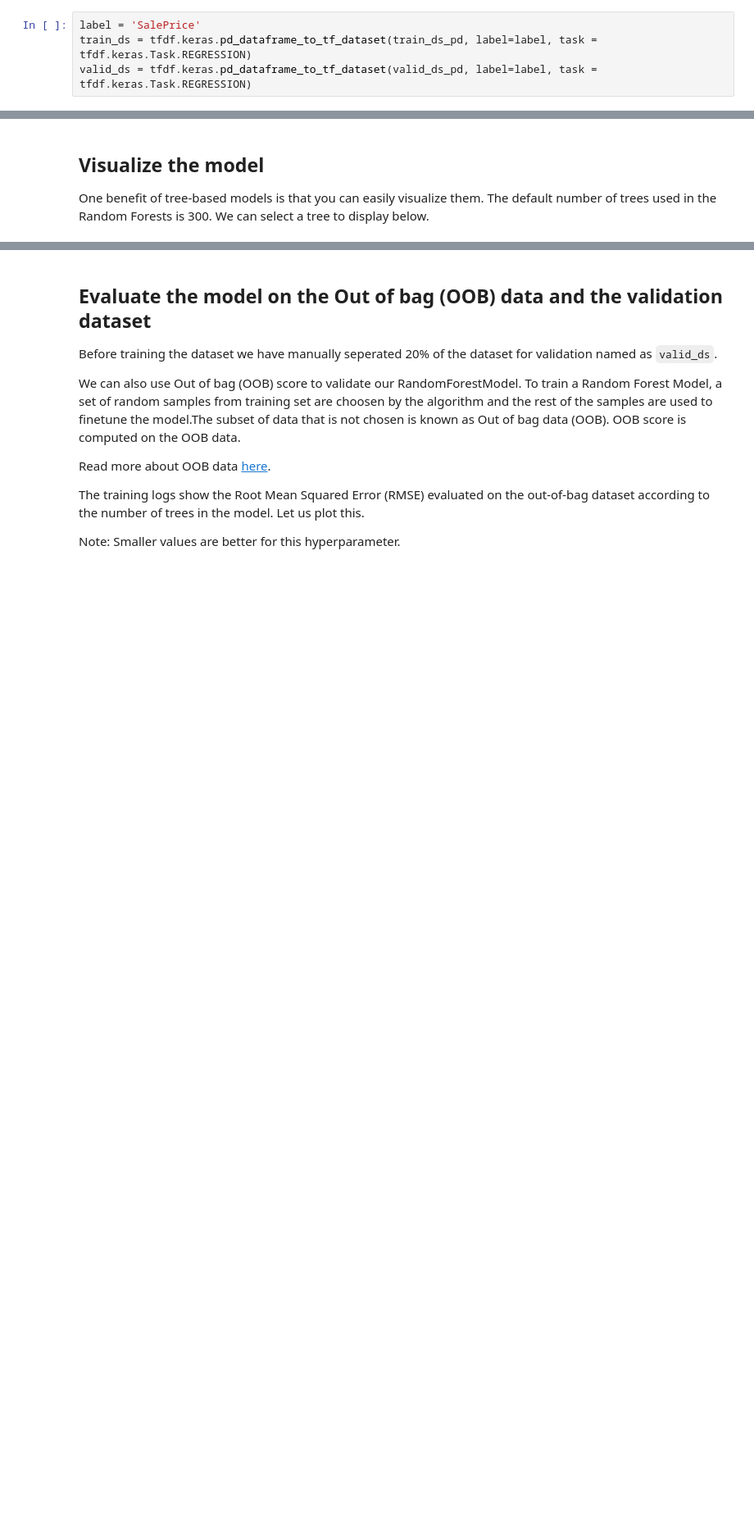
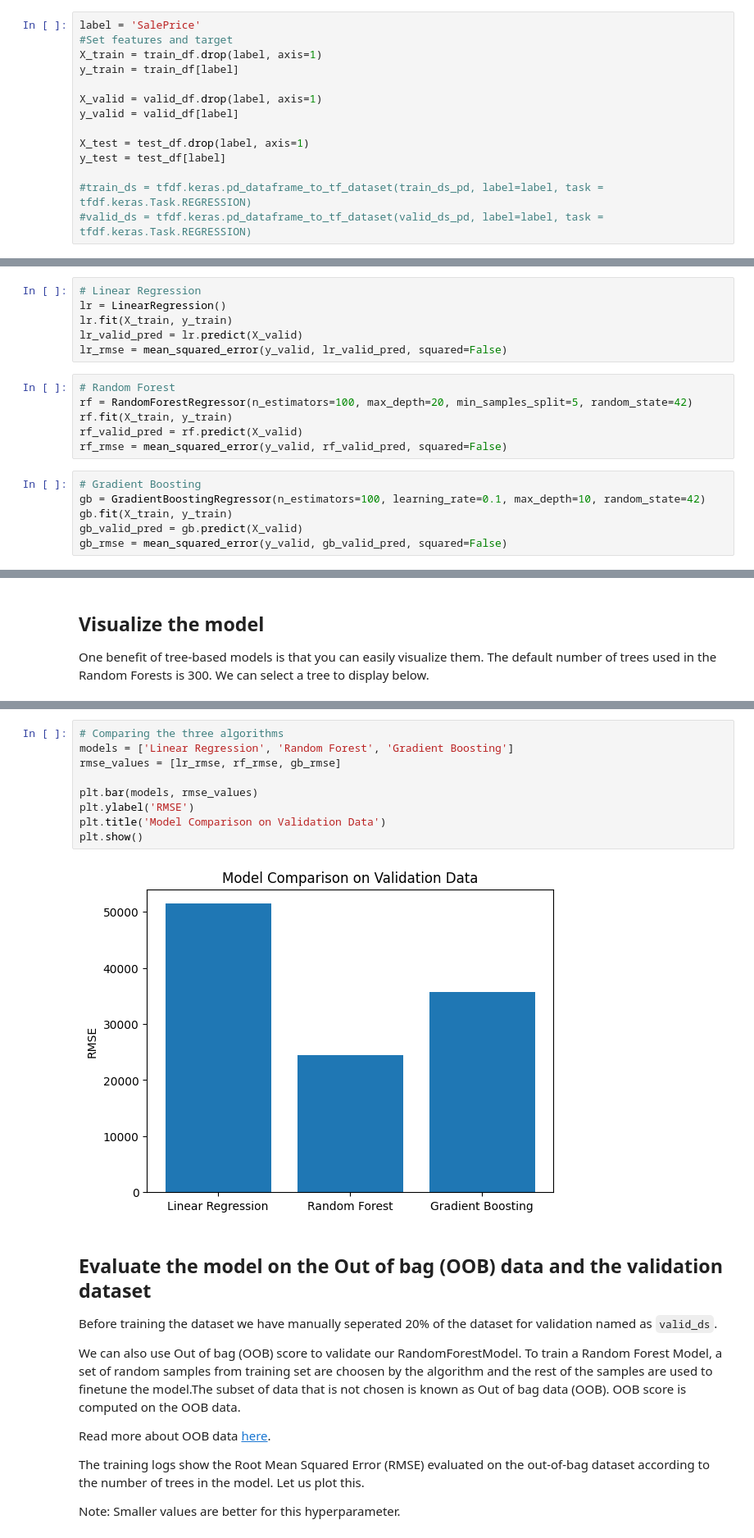
Before and after one commit to DogeSun5543/dev, a Jupyter notebook: house-prices-prediction-using-tfdf (1).ipynb, the cells around one changed output, grey strips where cells are left out. Shown at 82% size. Saved outputs shown, nothing was run; the diff lists cells and outputs as text; blank space fills up the shorter version.

```diff
--- a/house-prices-prediction-using-tfdf (1).ipynb
+++ b/house-prices-prediction-using-tfdf (1).ipynb
@@ -168,8 +184,18 @@ There's one more step required before we can train the model. We need to convert
 By default the Random Forest Model is configured to train classification tasks. Since this is a regression problem, we will specify the type of the task (`tfdf.keras.Task.REGRESSION`) as a parameter here.
 # %%
 label = 'SalePrice'
-train_ds = tfdf.keras.pd_dataframe_to_tf_dataset(train_ds_pd, label=label, task = tfdf.keras.Task.REGRESSION)
-valid_ds = tfdf.keras.pd_dataframe_to_tf_dataset(valid_ds_pd, label=label, task = tfdf.keras.Task.REGRESSION)
+#Set features and target
+X_train = train_df.drop(label, axis=1)
+y_train = train_df[label]
+
+X_valid = valid_df.drop(label, axis=1)
+y_valid = valid_df[label]
+
+X_test = test_df.drop(label, axis=1)
+y_test = test_df[label]
+
+#train_ds = tfdf.keras.pd_dataframe_to_tf_dataset(train_ds_pd, label=label, task = tfdf.keras.Task.REGRESSION)
+#valid_ds = tfdf.keras.pd_dataframe_to_tf_dataset(valid_ds_pd, label=label, task = tfdf.keras.Task.REGRESSION)
 # %% [markdown]
 ## Select a Model
 
@@ -215,5 +241,23 @@ rf.compile(metrics=["mse"]) # Optional, you can use this to include a list of ev
 # %% [output]
 Use /tmp/tmp2dnp4s_3 as temporary training directory
+# %%
+# Linear Regression
+lr = LinearRegression()
+lr.fit(X_train, y_train)
+lr_valid_pred = lr.predict(X_valid)
+lr_rmse = mean_squared_error(y_valid, lr_valid_pred, squared=False)
+# %%
+# Random Forest
+rf = RandomForestRegressor(n_estimators=100, max_depth=20, min_samples_split=5, random_state=42)
+rf.fit(X_train, y_train)
+rf_valid_pred = rf.predict(X_valid)
+rf_rmse = mean_squared_error(y_valid, rf_valid_pred, squared=False)
+# %%
+# Gradient Boosting
+gb = GradientBoostingRegressor(n_estimators=100, learning_rate=0.1, max_depth=10, random_state=42)
+gb.fit(X_train, y_train)
+gb_valid_pred = gb.predict(X_valid)
+gb_rmse = mean_squared_error(y_valid, gb_valid_pred, squared=False)
 # %% [markdown]
 ## Train the model
 
@@ -245,5 +289,16 @@ tfdf.model_plotter.plot_model_in_colab(rf, tree_idx=0, max_depth=3)
 # %% [output]
 [interactive output not drawn]
+# %%
+# Comparing the three algorithms
+models = ['Linear Regression', 'Random Forest', 'Gradient Boosting']
+rmse_values = [lr_rmse, rf_rmse, gb_rmse]
+
+plt.bar(models, rmse_values)
+plt.ylabel('RMSE')
+plt.title('Model Comparison on Validation Data')
+plt.show()
+# %% [output]
+[figure, added]
 # %% [markdown]
 ## Evaluate the model on the Out of bag (OOB) data and the validation dataset
 
```
Also changed, not shown: parts of 16 cells of this notebook.
